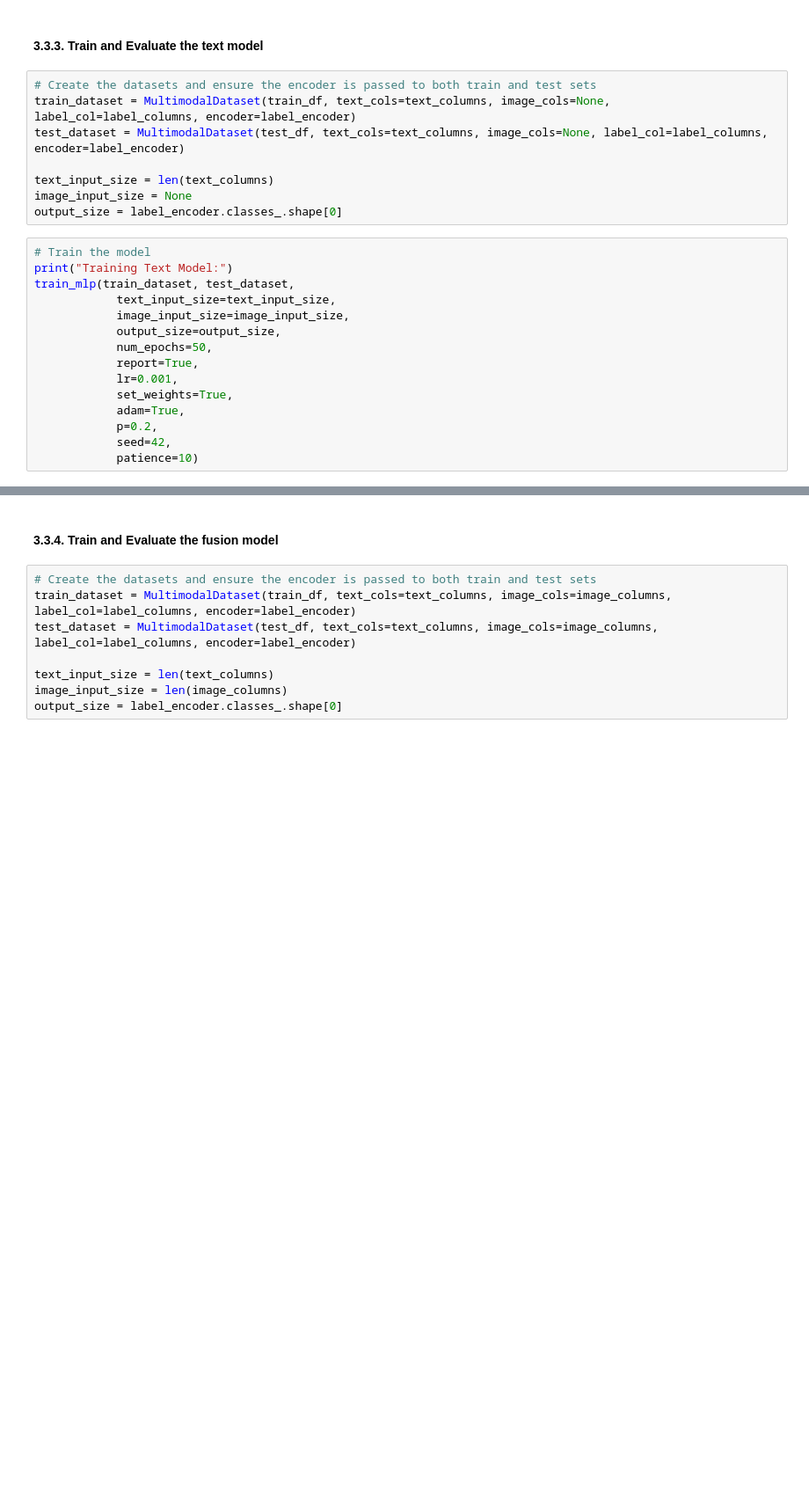
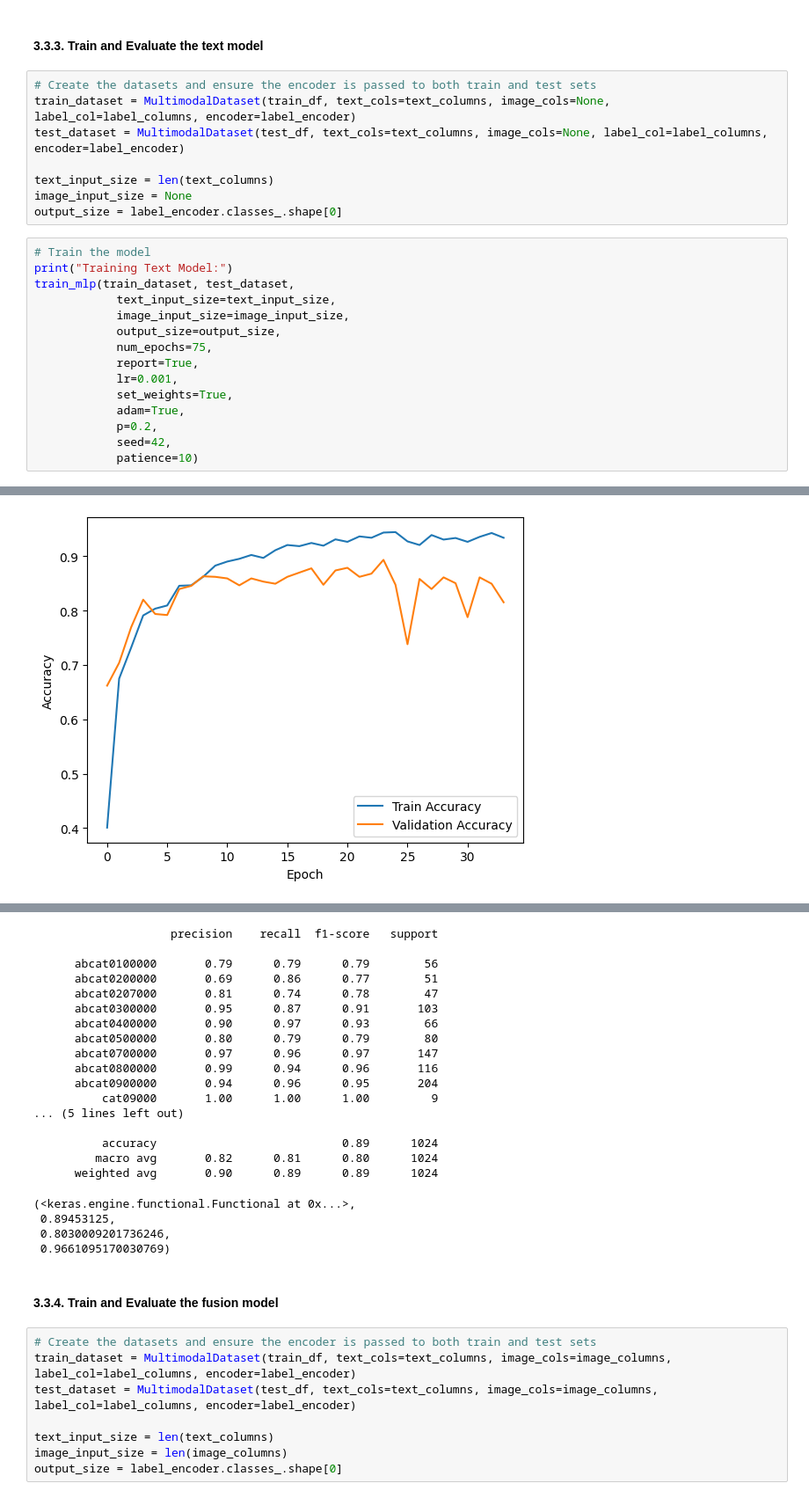
Before and after one commit to ecarracedo/anyone-sprint4, a Jupyter notebook: AnyoneAI - Sprint Project 04 copy.ipynb, the cells around one changed output, grey strips where cells are left out. Shown at 88% size. Saved outputs shown, nothing was run; the diff lists cells and outputs as text; blank space fills up the shorter version.

```diff
--- a/AnyoneAI - Sprint Project 04 copy.ipynb
+++ b/AnyoneAI - Sprint Project 04 copy.ipynb
@@ -597,7 +605,7 @@ train_mlp(train_dataset, test_dataset,
             text_input_size=text_input_size,
             image_input_size=image_input_size,
             output_size=output_size,
-            num_epochs=50,
+            num_epochs=75,
             report=True,
             lr=0.001,
             set_weights=True,
@@ -605,3 +613,4 @@ train_mlp(train_dataset, test_dataset,
             p=0.2,
             seed=42,
             patience=10)
+# %% [output]
@@ -607,0 +634 @@ train_mlp(train_dataset, test_dataset,
+[figure, added]
@@ -608,3 +637,24 @@ train_mlp(train_dataset, test_dataset,
+                    precision    recall  f1-score   support
+
+      abcat0100000       0.79      0.79      0.79        56
+      abcat0200000       0.69      0.86      0.77        51
+      abcat0207000       0.81      0.74      0.78        47
+      abcat0300000       0.95      0.87      0.91       103
+      abcat0400000       0.90      0.97      0.93        66
+      abcat0500000       0.80      0.79      0.79        80
+      abcat0700000       0.97      0.96      0.97       147
+      abcat0800000       0.99      0.94      0.96       116
+      abcat0900000       0.94      0.96      0.95       204
+          cat09000       1.00      1.00      1.00         9
+... (5 lines left out)
+
+          accuracy                           0.89      1024
+         macro avg       0.82      0.81      0.80      1024
+      weighted avg       0.90      0.89      0.89      1024
+(<keras.engine.functional.Functional at 0x...>,
+ 0.89453125,
+ 0.8030009201736246,
+ 0.9661095170030769)
 # %% [markdown]
 #### 3.3.4. Train and Evaluate the fusion model
 # %%
```
Also changed, not shown: parts of 8 cells of this notebook, 5 other files.
